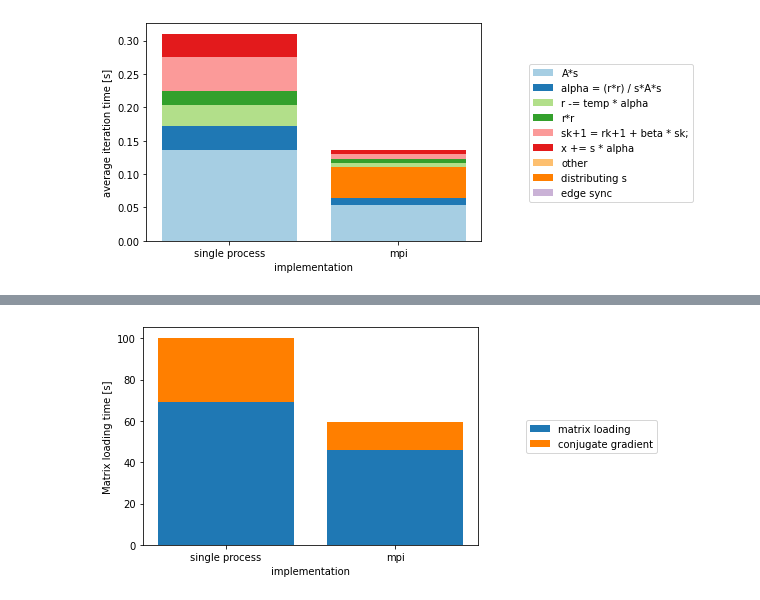
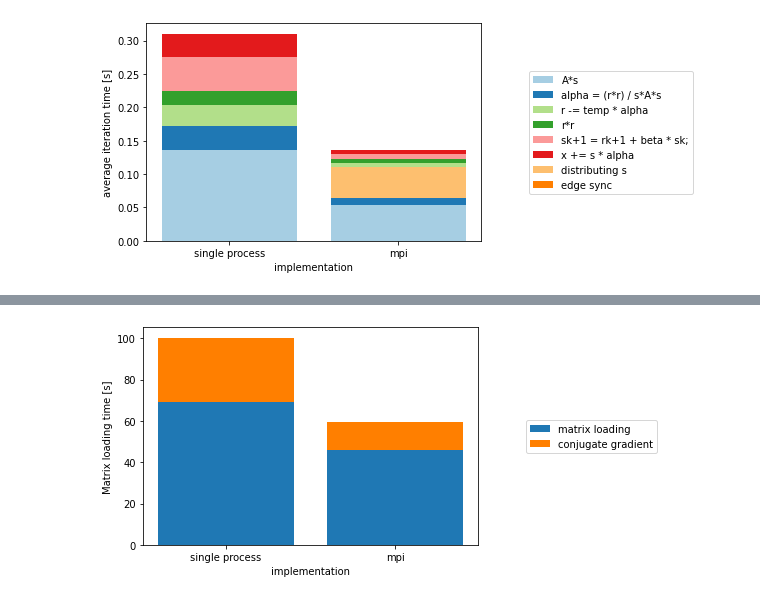
Before and after one commit to rurabori/diploma_research, a Jupyter notebook: scripts/data_analysis/graphs.ipynb, the cells around one changed output, grey strips where cells are left out. Drawn from its saved outputs; the diff is of its cells as text; code cells hidden in the pictures.

```diff
--- a/scripts/data_analysis/graphs.ipynb
+++ b/scripts/data_analysis/graphs.ipynb
@@ -38,15 +38,16 @@ def load_stats(directory):
 
 def normalize(stats):
     other = stats["cg"]["total"] - sum(stats["cg"]["steps"].values())
-    if other > 0:
+    if other / stats["cg"]["total"] > 0.01:
         stats["cg"]["steps"]["other"] = other
 
     for key in stats["cg"]["steps"]:
         stats["cg"]["steps"][key] /= stats["cg"]["num_iters"]
+
     return stats
 
 
-def get_color(step, colors={}, next_color=[0]):
+def get_color(step, next_color=[0], colors={}):
     if step not in colors:
         colors[step] = plt.cm.Paired(next_color)
         next_color[0] += 1
@@ -108,36 +109,34 @@ def plot_run(matrix="gap-web", layout="8-1-8", st=None):
 
 
 st_mpi = load_stats(f"cg_dim2/gap-web/4-1-32")
 st_ds = load_stats(f"cg_dim_st/gap-web/128")
 normalize(st_ds)
 
-del st_ds['cg']['steps']['other']
-
 
 #fig1, ax1 = plt.subplots()
 # ax1.pie(st_ds['cg']['steps'].values(), labels=st_ds['cg']['steps'].keys(), autopct='%1.1f%%',
 #        shadow=False, startangle=90)
 # Equal aspect ratio ensures that pie is drawn as a circle.
 # ax1.axis('equal')
 # fig1.savefig('cg_steps.png')
 # fig1.show()
 #
 #fig2, ax2 = plt.subplots()
 # ax2.pie([st_ds['cg']['total'], st_ds['io']], labels=['conjugate gradient', 'matrix loading'], autopct='%1.1f%%',
 #        shadow=False, startangle=90)
 # ax2.axis('equal')  # Equal aspect ratio ensures that pie is drawn as a circle.
 # fig2.savefig('io_sequential_h5.png')
 # fig2.show()
 
 # plot_run(layout="4-2-8")
 #plot_run(layout="4-1-16", st='64')
 plot_run(layout="4-1-32", st='128')
 # plot_run(layout="8-1-4")
 #plot_run(layout="8-1-8", st='64')
 #plot_run(layout="8-1-16", st='128')
 #plot_run(layout="8-1-32", st='128')
 # %% [output]
-[figure, old version]
+[figure, new version]
 # %%
 def load_sp_stats_impl(mat, cpu_count):
     return normalize(load_json(
```
Also changed, not shown: parts of 10 cells of this notebook.
